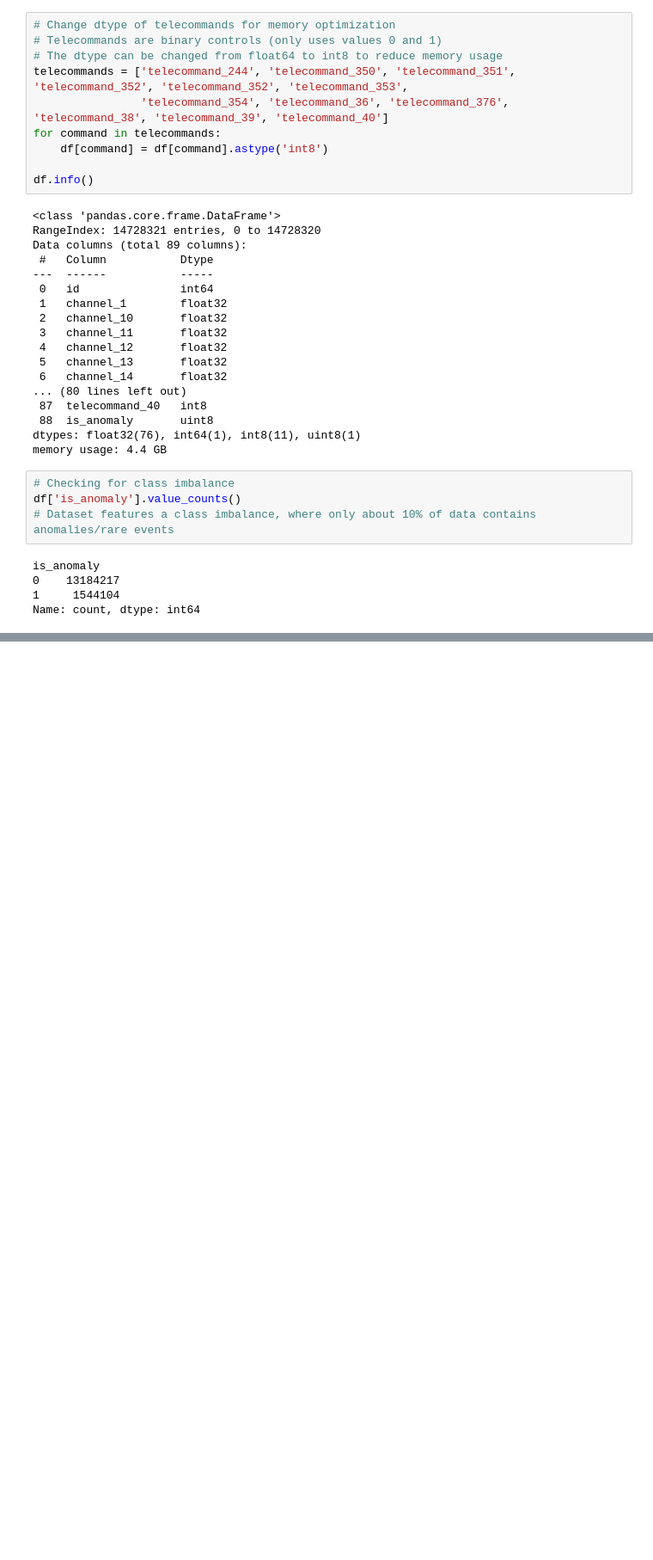
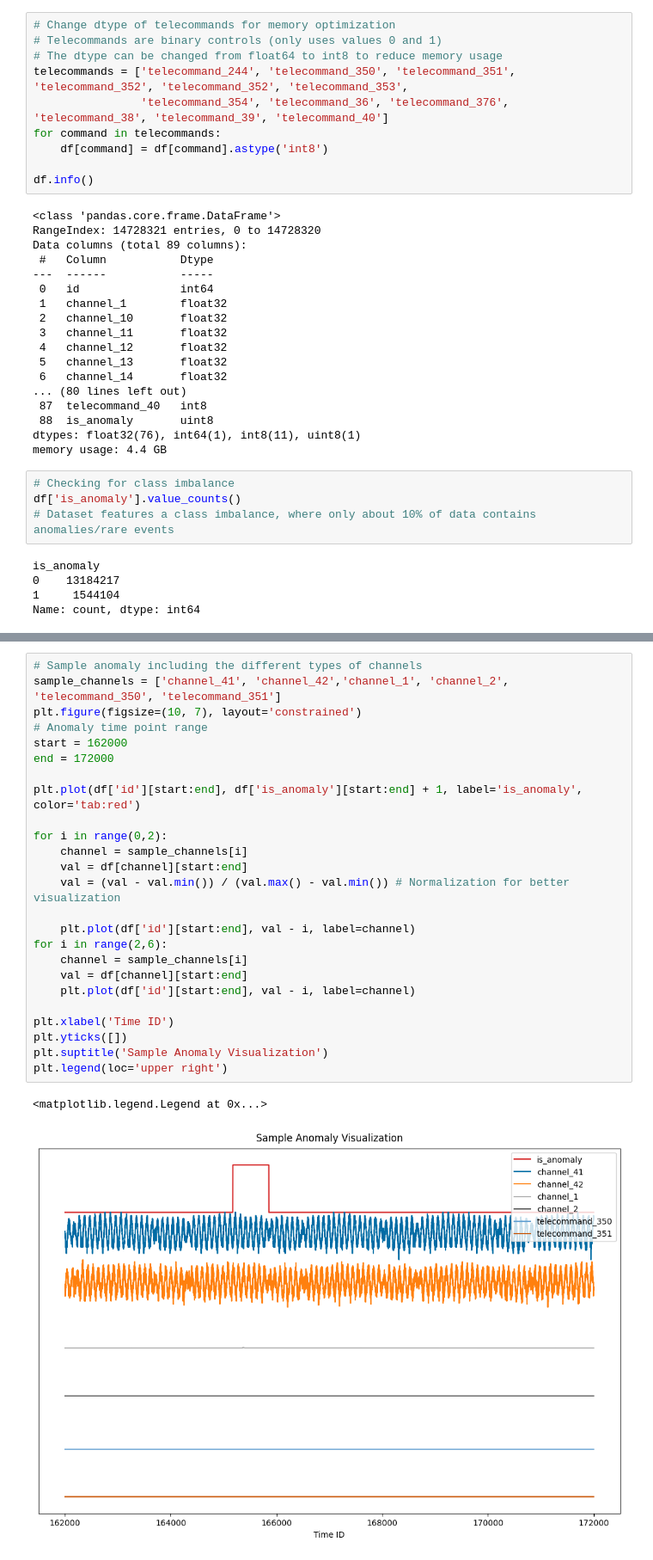
Before and after one commit to hantorres/spacecraft-anomaly-challenge, a Jupyter notebook: developing_notebook.ipynb, the cells around one changed output, grey strips where cells are left out. Shown at 86% size. Drawn from its saved outputs; the diff is of its cells as text; blank space fills up the shorter version.

```diff
--- a/developing_notebook.ipynb
+++ b/developing_notebook.ipynb
@@ -95,3 +153,31 @@ Name: count, dtype: int64
+# %%
+# Sample anomaly including the different types of channels
+sample_channels = ['channel_41', 'channel_42','channel_1', 'channel_2', 'telecommand_350', 'telecommand_351']
+plt.figure(figsize=(10, 7), layout='constrained')
+# Anomaly time point range
+start = 162000
+end = 172000
+
+plt.plot(df['id'][start:end], df['is_anomaly'][start:end] + 1, label='is_anomaly', color='tab:red')
+
+for i in range(0,2):
+    channel = sample_channels[i]
+    val = df[channel][start:end]
+    val = (val - val.min()) / (val.max() - val.min()) # Normalization for better visualization
+
+    plt.plot(df['id'][start:end], val - i, label=channel)
+for i in range(2,6):
+    channel = sample_channels[i]
+    val = df[channel][start:end]
+    plt.plot(df['id'][start:end], val - i, label=channel)
+
+plt.xlabel('Time ID')
+plt.yticks([])
+plt.suptitle('Sample Anomaly Visualization')
+plt.legend(loc='upper right')
+# %% [output]
+<matplotlib.legend.Legend at 0x...>
+[figure, added]
 # %%
 # Creating features
 X = df.drop(['is_anomaly', 'id'], axis=1)
```
Also changed, not shown: parts of 12 cells of this notebook.
